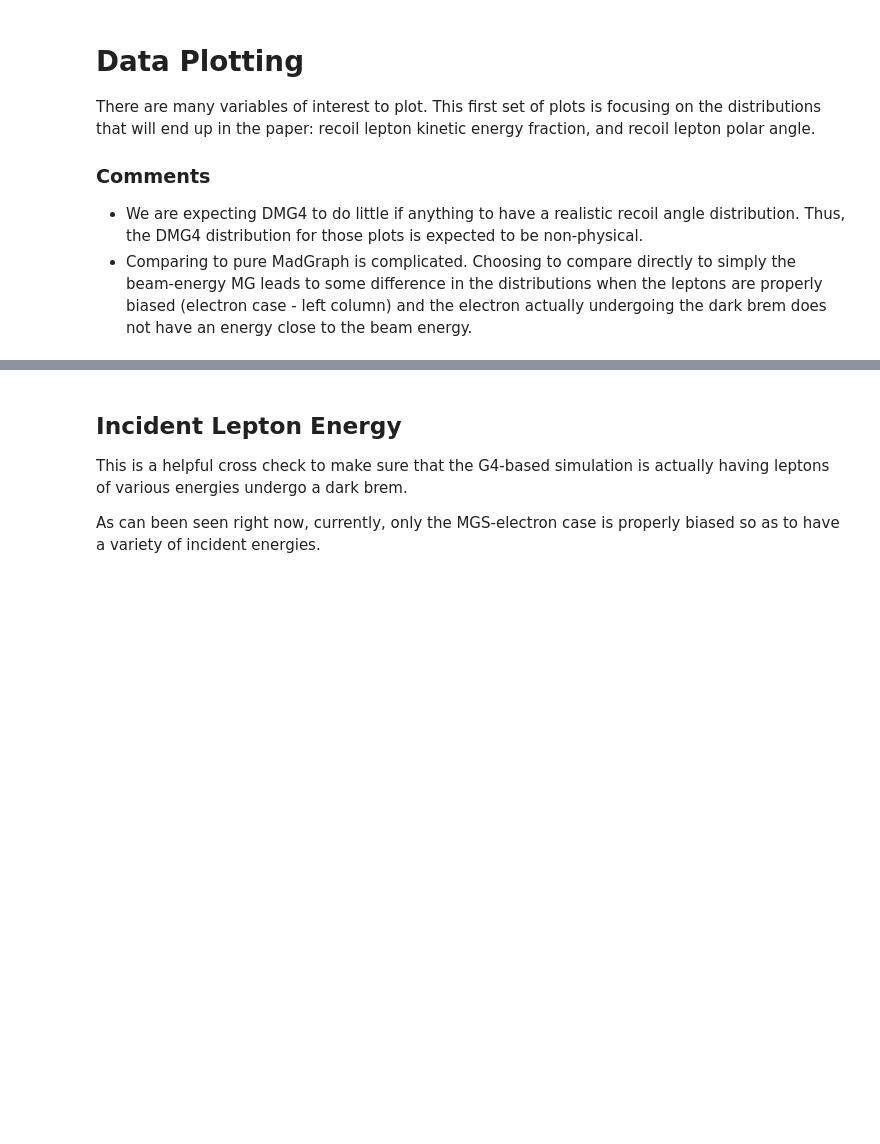
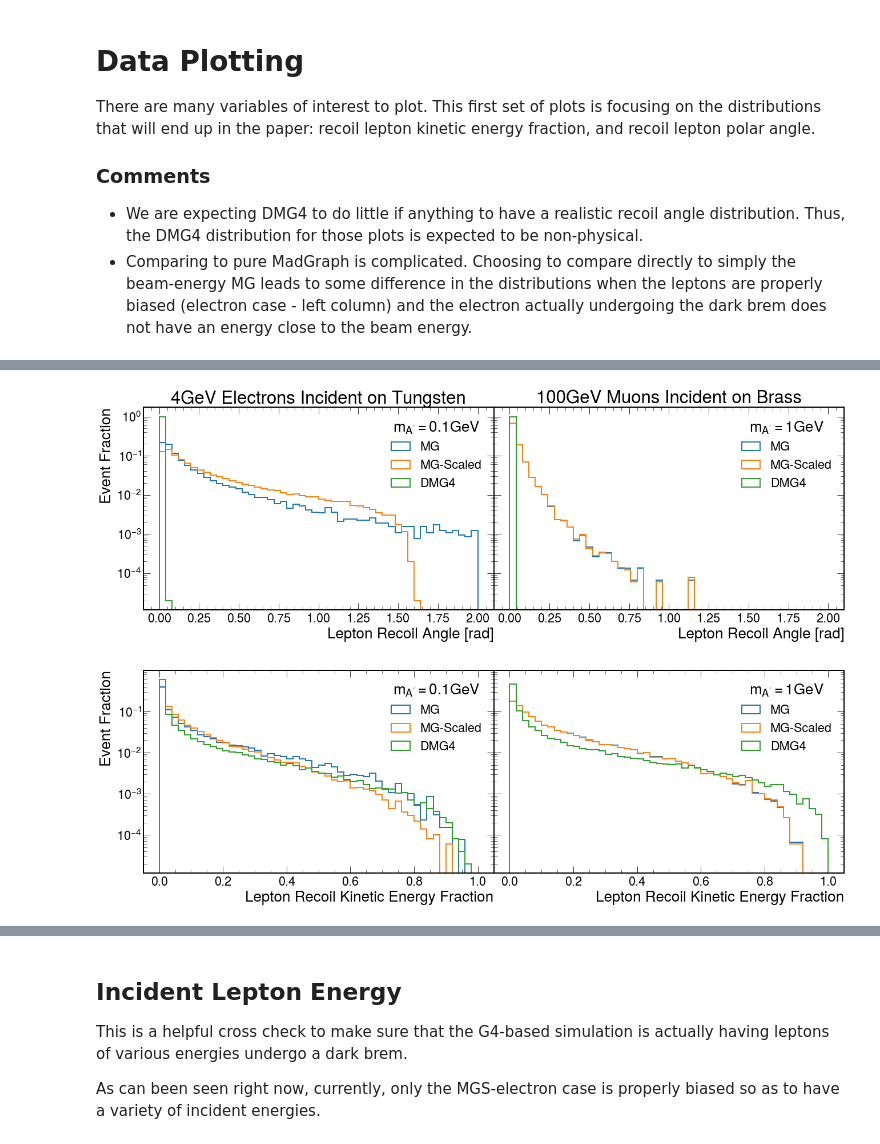
Before and after one commit to tomeichlersmith/ldmx-sim-technique, a Jupyter notebook: ana/plot-dev.ipynb, the cells around one changed output, grey strips where cells are left out. Saved outputs shown, nothing was run; the diff lists cells and outputs as text; code cells hidden in the pictures; blank space fills up the shorter version.

```diff
--- a/ana/plot-dev.ipynb
+++ b/ana/plot-dev.ipynb
@@ -16,7 +16,7 @@ The `read` function is designed to import our data into a `pandas.DataFrame` and
 
 Then we load our various data sets into memory, storing them into dictionaries with helpful names that could be used in plot legend.
 # %%
-def read(fp) :
+def read(beam_E, fp) :
     """Read the passed file path into a dataframe one way or another
 
     Also calculate higher-level kinematic variables like recoil p_T,
@@ -40,17 +40,18 @@ def read(fp) :
     df['recoil_pt'] = (df['recoil_px']**2 + df['recoil_py']**2)**(1/2)
     df['energy_frac'] = (df['recoil_energy'] - df['incident_mass'])/(df['incident_energy']-df['incident_mass'])
     df['recoil_angle'] = np.arctan2(df['recoil_pt'],df['recoil_pz'])
+    df['visible_energy_frac'] = 1 - df['aprime_energy']/beam_E
     return df
 # %%
 el_data = {
-    'MG' : read('../dblib/electron_tungsten_MaxE_4.0_MinE_0.2_RelEStep_0.1_UndecayedAP_mA_0.1_run_3000/electron_tungsten_MaxE_4.0_MinE_0.2_RelEStep_0.1_UndecayedAP_mA_0.1_run_3000_IncidentEnergy_4.0_unweighted_events.lhe'),
-    'MG-Scaled' : read('../lower_floor/ntuple_electron_tungsten_depthmm_100.0_mAMeV_100_events_50000_run_3000.root'),
-    'DMG4' : read('../lower_floor/ntuple_electron_tungsten_depthmm_100.0_mAMeV_100_events_50000_run_1.root'),
+    'MG' : read(4.,'../dblib/electron_tungsten_MaxE_4.0_MinE_0.2_RelEStep_0.1_UndecayedAP_mA_0.1_run_3000/electron_tungsten_MaxE_4.0_MinE_0.2_RelEStep_0.1_UndecayedAP_mA_0.1_run_3000_IncidentEnergy_4.0_unweighted_events.lhe'),
+    'MG-Scaled' : read(4000.,'../data/v2/ntuple_electron_tungsten_depthmm_100.0_mAMeV_100_events_50000_run_3000.root'),
+    'DMG4' : read(4000.,'../data/v2/ntuple_electron_tungsten_depthmm_100.0_mAMeV_100_events_50000_run_1.root'),
 }
 mu_data = {
-    'MG' : read('../dblib/muon_copper_MaxE_100.0_MinE_2.0_RelEStep_0.1_UndecayedAP_mA_1.0_run_3000/muon_copper_MaxE_100.0_MinE_2.0_RelEStep_0.1_UndecayedAP_mA_1.0_run_3000_IncidentEnergy_100.0_unweighted_events.lhe'),
-    'MG-Scaled' : read('../lower_floor/ntuple_muon_brass_depthmm_100.0_mAMeV_1000_events_50000_run_3000.root'),
-    'DMG4' : read('../lower_floor/ntuple_muon_brass_depthmm_100.0_mAMeV_1000_events_50000_run_1.root')
+    'MG' : read(100,'../dblib/muon_copper_MaxE_100.0_MinE_2.0_RelEStep_0.1_UndecayedAP_mA_1.0_run_3000/muon_copper_MaxE_100.0_MinE_2.0_RelEStep_0.1_UndecayedAP_mA_1.0_run_3000_IncidentEnergy_100.0_unweighted_events.lhe'),
+    'MG-Scaled' : read(100105,'../data/v2/ntuple_muon_brass_depthmm_100.0_mAMeV_1000_events_50000_run_3000.root'),
+    'DMG4' : read(100105,'../data/v2/ntuple_muon_brass_depthmm_100.0_mAMeV_1000_events_50000_run_1.root')
 }
 # %% [markdown]
 # Data Plotting
@@ -119,0 +63,42 @@ plt.show()
+# %%
+fig, ((e_ang,m_ang),(e_ke,m_ke)) = plt.subplots(ncols = 2, nrows = 2, sharey='row')
+fig.set_size_inches(22,15)
+plt.subplots_adjust(hspace=0.3, wspace=0.)
+
+e_ang.set_xlabel('Lepton Recoil Angle [rad]')
+e_ang.set_yscale('log')
+e_ang.set_ylabel('Event Fraction')
+e_ang.set_title('4GeV Electrons Incident on Tungsten')
+for name, df in el_data.items() :
+    e_ang.hist(df['recoil_angle'],weights=np.ones(len(df['energy_frac']))/len(df['energy_frac']),
+               label=name,linewidth=2.,
+               histtype='step',range=(0.,2.),bins=50)
+e_ang.legend(title='$m_{A\'}=0.1$GeV')
+
+m_ang.set_xlabel('Lepton Recoil Angle [rad]')
+m_ang.set_title('100GeV Muons Incident on Brass')
+for name, df in mu_data.items() :
+    m_ang.hist(df['recoil_angle'],weights=np.ones(len(df['energy_frac']))/len(df['energy_frac']),
+               label=name,linewidth=2.,
+               histtype='step',range=(0.,2.0),bins=50)
+m_ang.legend(title='$m_{A\'}=1$GeV')
+
+e_ke.set_xlabel('Lepton Recoil Kinetic Energy Fraction')
+e_ke.set_yscale('log')
+e_ke.set_ylabel('Event Fraction')
+for name, df in el_data.items() :
+    e_ke.hist(df['energy_frac'],weights=np.ones(len(df['energy_frac']))/len(df['energy_frac']),
+              label=name,linewidth=2.,
+               histtype='step',range=(0.,1.),bins=50)
+e_ke.legend(title='$m_{A\'}=0.1$GeV')
+
+m_ke.set_xlabel('Lepton Recoil Kinetic Energy Fraction')
+for name, df in mu_data.items() :
+    m_ke.hist(df['energy_frac'],weights=np.ones(len(df['energy_frac']))/len(df['energy_frac']),
+              label=name,linewidth=2.,
+               histtype='step',range=(0.,1.),bins=50)
+m_ke.legend(title='$m_{A\'}=1$GeV')
+
+plt.show()
+# %% [output]
+[figure, added]
```
Also changed, not shown: parts of 5 cells of this notebook.
